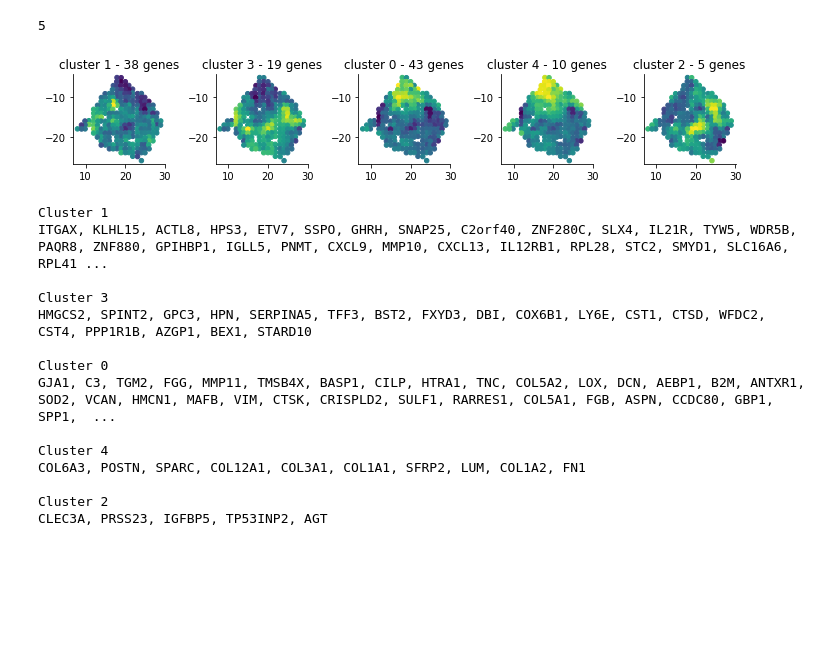
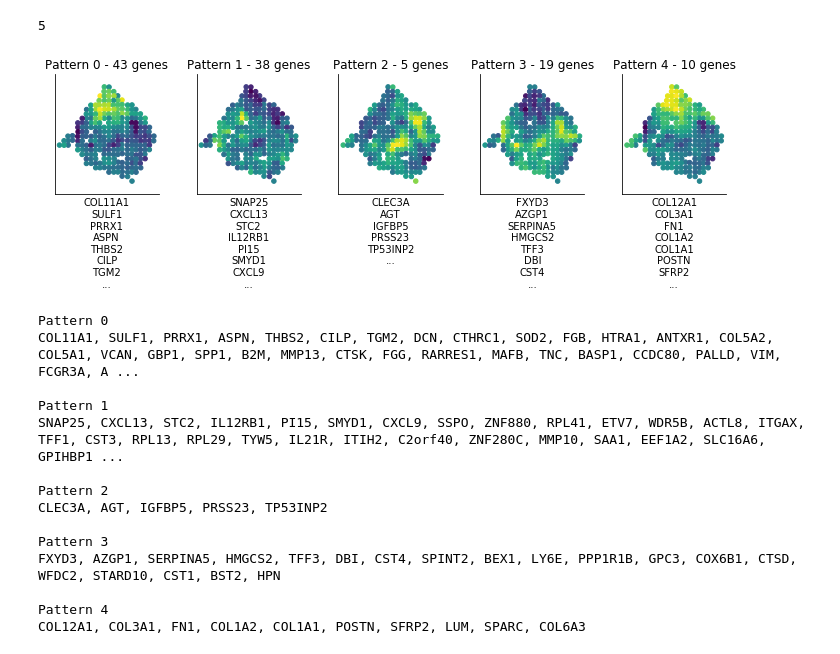
Before and after one commit to Teichlab/SpatialDE, a Jupyter notebook: Analysis/BreastCancer/Automatic expression histology.ipynb, the cells around one changed output. Cells and saved outputs as stored; diff of their text form; code cells hidden in the pictures; blank space fills up the shorter version.

```diff
--- a/Analysis/BreastCancer/Automatic expression histology.ipynb
+++ b/Analysis/BreastCancer/Automatic expression histology.ipynb
@@ -74,35 +74,42 @@ K_hat
 # %% [output]
 5
 # %%
-figsize(10, 2)
-for i, Ci in enumerate(sres.cluster.unique()):
+figsize(10, 3.5)
+for i, Ci in enumerate(sres.sort_values('cluster').cluster.unique()):
     C = Cs[0][Ci]
     plt.subplot(1, K_hat, i + 1)
     plt.scatter(X[:,0], -X[:,1], c=C, s=20)
     plt.axis('equal')
-    plt.title('cluster {} - {} genes'.format(Ci, sres.query('cluster == @Ci').shape[0] ))
+    plt.title('Pattern {} - {} genes'.format(Ci, sres.query('cluster == @Ci').shape[0] ))
+
+    xlab = '\n'.join(sres.query('cluster == @Ci').sort_values('pval')['g'].tolist()[:7])
+    plt.xlabel(xlab + '\n...')
+
+    plt.xticks([])
+    plt.yticks([])
 
 plt.tight_layout()
+plt.savefig('BC_AEH.pdf', bbox_inches='tight')
 # %% [output]
-[figure, old version]
+[figure, new version]
 # %%
-for i in sres.cluster.unique():
+for i in sres.sort_values('cluster').cluster.unique():
 
-    print('Cluster {}'.format(i))
-    print(', '.join(sres.query('cluster == @i')['g'].tolist()))
+    print('Pattern {}'.format(i))
+    print(', '.join(sres.query('cluster == @i').sort_values('pval')['g'].tolist()))
     print()
 # %% [output]
-Cluster 1
-ITGAX, KLHL15, ACTL8, HPS3, ETV7, SSPO, GHRH, SNAP25, C2orf40, ZNF280C, SLX4, IL21R, TYW5, WDR5B, PAQR8, ZNF880, GPIHBP1, IGLL5, PNMT, CXCL9, MMP10, CXCL13, IL12RB1, RPL28, STC2, SMYD1, SLC16A6, RPL41 ...
+Pattern 0
+COL11A1, SULF1, PRRX1, ASPN, THBS2, CILP, TGM2, DCN, CTHRC1, SOD2, FGB, HTRA1, ANTXR1, COL5A2, COL5A1, VCAN, GBP1, SPP1, B2M, MMP13, CTSK, FGG, RARRES1, MAFB, TNC, BASP1, CCDC80, PALLD, VIM, FCGR3A, A ...
 
-Cluster 3
-HMGCS2, SPINT2, GPC3, HPN, SERPINA5, TFF3, BST2, FXYD3, DBI, COX6B1, LY6E, CST1, CTSD, WFDC2, CST4, PPP1R1B, AZGP1, BEX1, STARD10
+Pattern 1
+SNAP25, CXCL13, STC2, IL12RB1, PI15, SMYD1, CXCL9, SSPO, ZNF880, RPL41, ETV7, WDR5B, ACTL8, ITGAX, TFF1, CST3, RPL13, RPL29, TYW5, IL21R, ITIH2, C2orf40, ZNF280C, MMP10, SAA1, EEF1A2, SLC16A6, GPIHBP1 ...
 
-Cluster 0
-GJA1, C3, TGM2, FGG, MMP11, TMSB4X, BASP1, CILP, HTRA1, TNC, COL5A2, LOX, DCN, AEBP1, B2M, ANTXR1, SOD2, VCAN, HMCN1, MAFB, VIM, CTSK, CRISPLD2, SULF1, RARRES1, COL5A1, FGB, ASPN, CCDC80, GBP1, SPP1,  ...
+Pattern 2
+CLEC3A, AGT, IGFBP5, PRSS23, TP53INP2
 
-Cluster 4
-COL6A3, POSTN, SPARC, COL12A1, COL3A1, COL1A1, SFRP2, LUM, COL1A2, FN1
+Pattern 3
+FXYD3, AZGP1, SERPINA5, HMGCS2, TFF3, DBI, CST4, SPINT2, BEX1, LY6E, PPP1R1B, GPC3, COX6B1, CTSD, WFDC2, STARD10, CST1, BST2, HPN
 
-Cluster 2
-CLEC3A, PRSS23, IGFBP5, TP53INP2, AGT
+Pattern 4
+COL12A1, COL3A1, FN1, COL1A2, COL1A1, POSTN, SFRP2, LUM, SPARC, COL6A3
```
Also changed, not shown: parts of 2 cells of this notebook, 6 other files.
